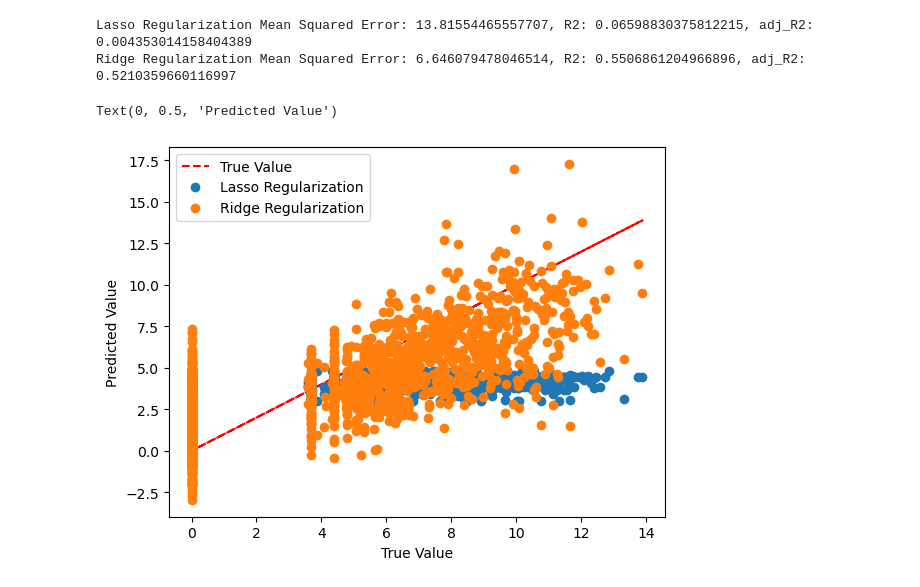
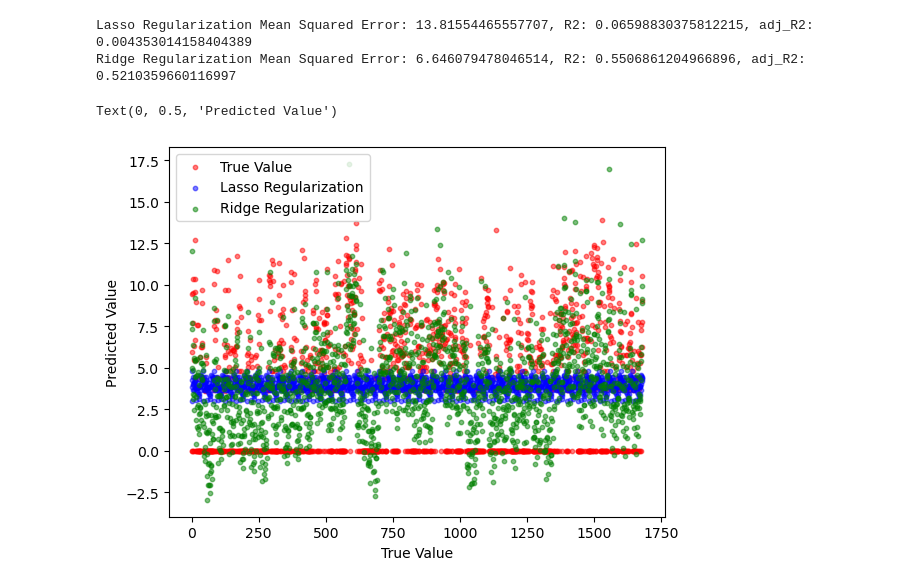
Before and after one commit to DarkQuark26/train-commerce-forecasting, a Jupyter notebook: scratchpad/ml traffic project linear.ipynb, the cells around one changed output. Saved outputs shown, nothing was run; the diff lists cells and outputs as text; code cells hidden in the pictures.

Commit message:
updated plot

```diff
--- a/scratchpad/ml traffic project linear.ipynb
+++ b/scratchpad/ml traffic project linear.ipynb
@@ -12,7 +12,7 @@ import numpy as np
 
 # Define the directory path
 directory_path = r"C:\Users\Edward Kim\Documents\UT Austin 2020-2021\fifth year first semester\Machine learning\train-commerce-forecasting-main\scratchpad\Data"
-
+directory_path = "../data"
 # Get the list of all files in the directory
 files = os.listdir(directory_path)
 
@@ -223,13 +223,14 @@ Ridge Regularization Mean Squared Error: 6.646079478046514, R2: 0.55068612049668
 # %%
 #plot the difference between y_test_All_Traffic and y_pred_lasso and y_pred_ridge
 fig, ax = plt.subplots()
-ax.plot(y_test_All_Traffic, y_test_All_Traffic, 'r--', label='True Value')
-ax.plot(y_test_All_Traffic, y_pred_lasso, 'o', label='Lasso Regularization')
-ax.plot(y_test_All_Traffic, y_pred_ridge, 'o', label='Ridge Regularization')
+x_ax = range(len(y_test_All_Traffic))
+ax.scatter(x_ax, y_test_All_Traffic, c='r', label='True Value',alpha=0.5,s=10)
+ax.scatter(x_ax, y_pred_lasso, c='b', label='Lasso Regularization',alpha=0.5,s=10)
+ax.scatter(x_ax, y_pred_ridge, c='g', label='Ridge Regularization',alpha=0.5,s=10)
 
 ax.legend()
 plt.xlabel('True Value')
 plt.ylabel('Predicted Value')
 # %% [output]
 Text(0, 0.5, 'Predicted Value')
-[figure, old version]
+[figure, new version]
```
